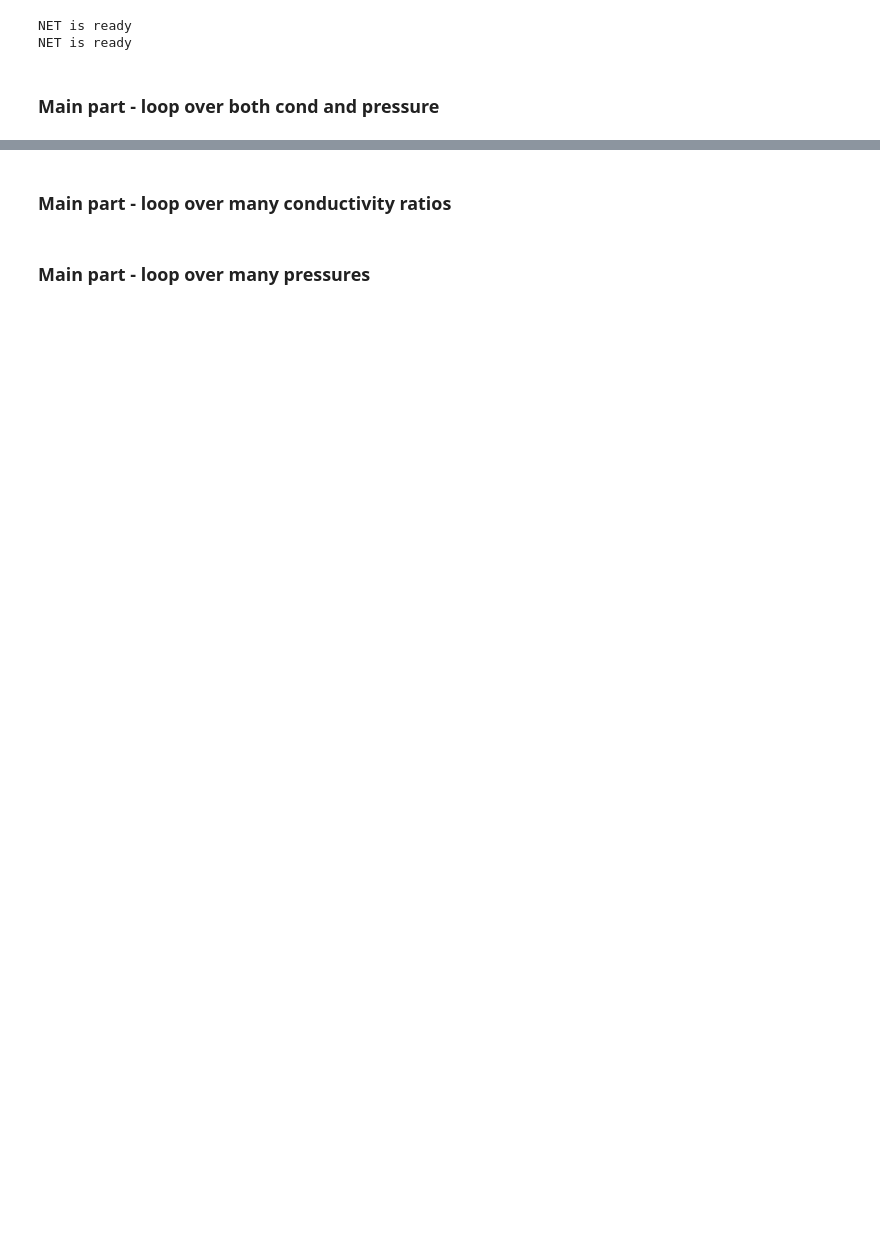
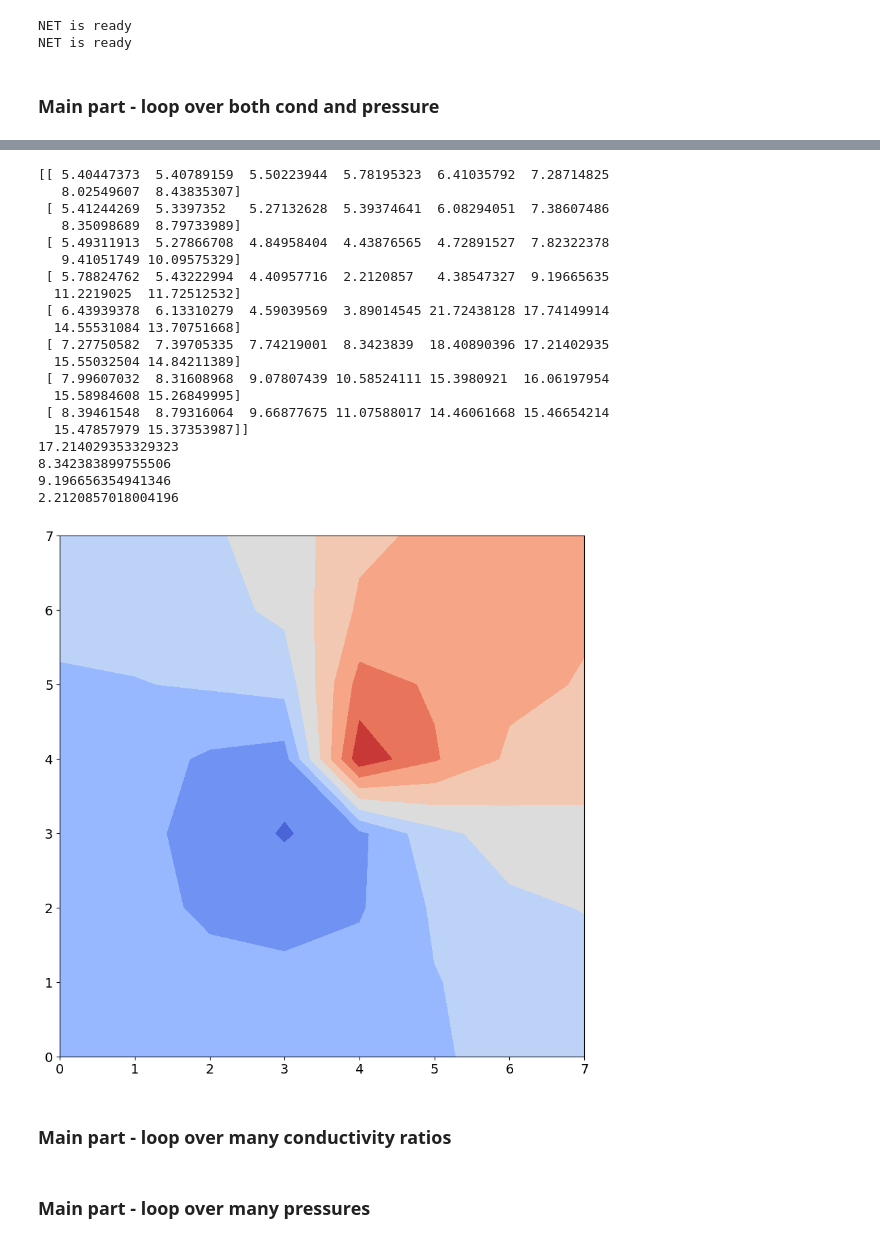
Before and after one commit to RoieEzraty/Network, a Jupyter notebook: Flow Network Simulation-MakeChannels.ipynb, the cells around one changed output, grey strips where cells are left out. Drawn from its saved outputs; the diff is of its cells as text; code cells hidden in the pictures; blank space fills up the shorter version.

```diff
--- a/Flow Network Simulation-MakeChannels.ipynb
+++ b/Flow Network Simulation-MakeChannels.ipynb
@@ -280,19 +315,41 @@ cycle # 1
 # %%
-p_mat = Statistics.p_mat(State.p, BigClass.Variabs.NGrid)
+p_mat = Statistics.p_mat(BigClass, State.p)
 # fig, ax = plt.subplots(subplot_kw={"projection": "3d"})
 # fig, ax = plt.subplots()
 
 # Make data.
 X = np.arange(np.shape(p_mat)[0])
 Y = np.arange(np.shape(p_mat)[1])
 X, Y = np.meshgrid(X, Y)
 
 # Plot the surface.
 plt.contourf(X, Y, p_mat, cmap=plt.cm.coolwarm,
          linewidth=0, antialiased=False)
 
 print(p_mat)
 print(p_mat[NGrid-row,NGrid-row])
 print(p_mat[NGrid-row,row])
 print(p_mat[row,NGrid-row])
 print(p_mat[row,row])
+# %% [output]
+[[ 5.40447373  5.40789159  5.50223944  5.78195323  6.41035792  7.28714825
+   8.02549607  8.43835307]
+ [ 5.41244269  5.3397352   5.27132628  5.39374641  6.08294051  7.38607486
+   8.35098689  8.79733989]
+ [ 5.49311913  5.27866708  4.84958404  4.43876565  4.72891527  7.82322378
+   9.41051749 10.09575329]
+ [ 5.78824762  5.43222994  4.40957716  2.2120857   4.38547327  9.19665635
+  11.2219025  11.72512532]
+ [ 6.43939378  6.13310279  4.59039569  3.89014545 21.72438128 17.74149914
+  14.55531084 13.70751668]
+ [ 7.27750582  7.39705335  7.74219001  8.3423839  18.40890396 17.21402935
+  15.55032504 14.84211389]
+ [ 7.99607032  8.31608968  9.07807439 10.58524111 15.3980921  16.06197954
+  15.58984608 15.26849995]
+ [ 8.39461548  8.79316064  9.66877675 11.07588017 14.46061668 15.46654214
+  15.47857979 15.37353987]]
+17.214029353329323
+8.342383899755506
+9.196656354941346
+2.2120857018004196
+[figure, added]
```
Also changed, not shown: parts of 8 cells of this notebook, 6 other files.
